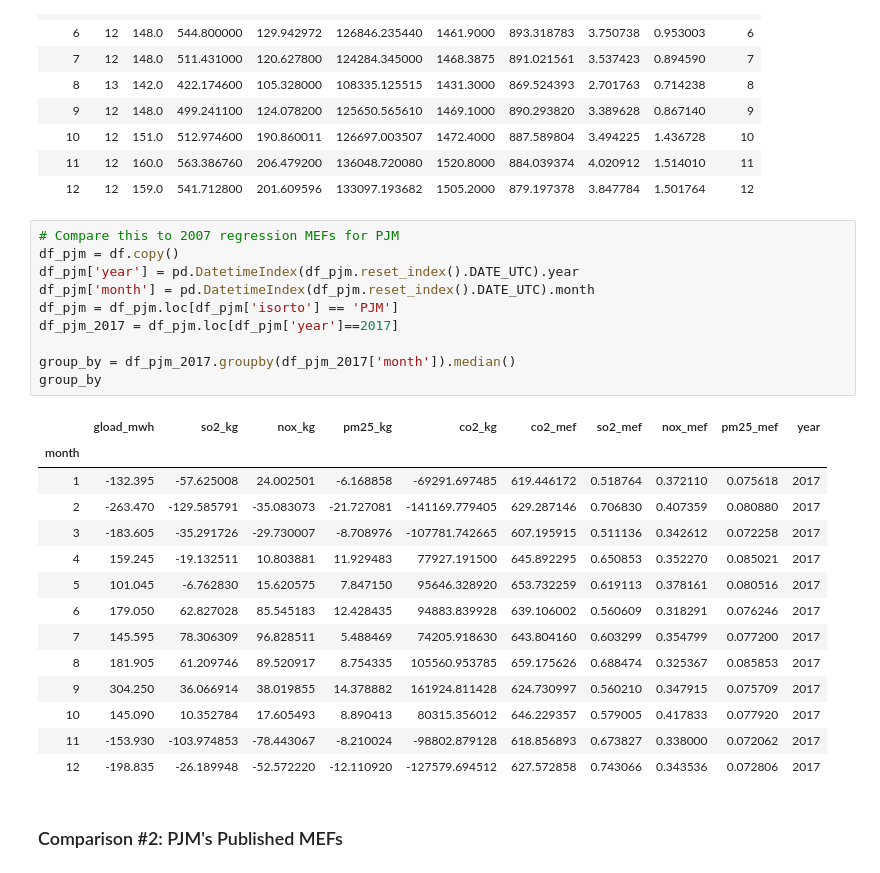
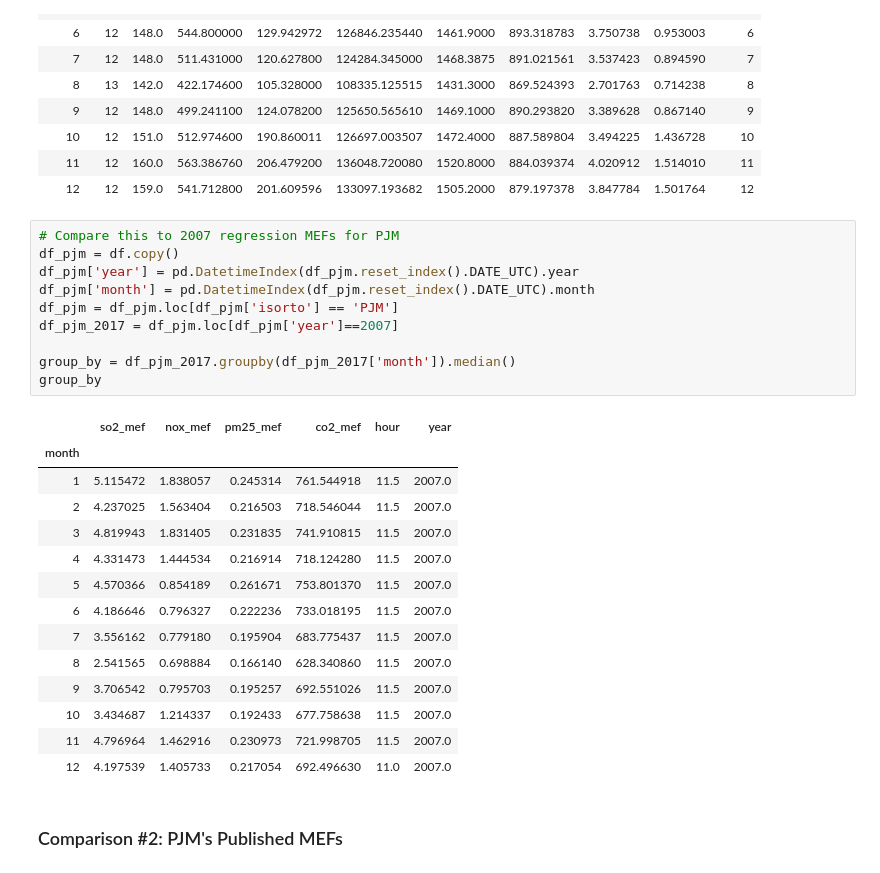
Before and after one commit to amy-wang/thesis, a Jupyter notebook: lin_reg_forecasting_model/mef_regression.ipynb, the cells around one changed output. Drawn from its saved outputs; the diff is of its cells as text.

```diff
--- a/lin_reg_forecasting_model/mef_data.ipynb
+++ b/lin_reg_forecasting_model/mef_regression.ipynb
@@ -96,28 +96,28 @@ group_by
 # %%
 # Compare this to 2007 regression MEFs for PJM
 df_pjm = df.copy()
 df_pjm['year'] = pd.DatetimeIndex(df_pjm.reset_index().DATE_UTC).year
 df_pjm['month'] = pd.DatetimeIndex(df_pjm.reset_index().DATE_UTC).month
 df_pjm = df_pjm.loc[df_pjm['isorto'] == 'PJM']
-df_pjm_2017 = df_pjm.loc[df_pjm['year']==2017]
+df_pjm_2017 = df_pjm.loc[df_pjm['year']==2007]
 
 group_by = df_pjm_2017.groupby(df_pjm_2017['month']).median()
 group_by
 # %% [output]
-|  | gload_mwh | so2_kg | nox_kg | pm25_kg | co2_kg | co2_mef | so2_mef | nox_mef | pm25_mef | year |
-| month |  |  |  |  |  |  |  |  |  |  |
-| 1 | -132.395 | -57.625008 | 24.002501 | -6.168858 | -69291.697485 | 619.446172 | 0.518764 | 0.372110 | 0.075618 | 2017 |
-| 2 | -263.470 | -129.585791 | -35.083073 | -21.727081 | -141169.779405 | 629.287146 | 0.706830 | 0.407359 | 0.080880 | 2017 |
-| 3 | -183.605 | -35.291726 | -29.730007 | -8.708976 | -107781.742665 | 607.195915 | 0.511136 | 0.342612 | 0.072258 | 2017 |
-| 4 | 159.245 | -19.132511 | 10.803881 | 11.929483 | 77927.191500 | 645.892295 | 0.650853 | 0.352270 | 0.085021 | 2017 |
-| 5 | 101.045 | -6.762830 | 15.620575 | 7.847150 | 95646.328920 | 653.732259 | 0.619113 | 0.378161 | 0.080516 | 2017 |
-| 6 | 179.050 | 62.827028 | 85.545183 | 12.428435 | 94883.839928 | 639.106002 | 0.560609 | 0.318291 | 0.076246 | 2017 |
-| 7 | 145.595 | 78.306309 | 96.828511 | 5.488469 | 74205.918630 | 643.804160 | 0.603299 | 0.354799 | 0.077200 | 2017 |
-| 8 | 181.905 | 61.209746 | 89.520917 | 8.754335 | 105560.953785 | 659.175626 | 0.688474 | 0.325367 | 0.085853 | 2017 |
-| 9 | 304.250 | 36.066914 | 38.019855 | 14.378882 | 161924.811428 | 624.730997 | 0.560210 | 0.347915 | 0.075709 | 2017 |
-| 10 | 145.090 | 10.352784 | 17.605493 | 8.890413 | 80315.356012 | 646.229357 | 0.579005 | 0.417833 | 0.077920 | 2017 |
-| 11 | -153.930 | -103.974853 | -78.443067 | -8.210024 | -98802.879128 | 618.856893 | 0.673827 | 0.338000 | 0.072062 | 2017 |
-| 12 | -198.835 | -26.189948 | -52.572220 | -12.110920 | -127579.694512 | 627.572858 | 0.743066 | 0.343536 | 0.072806 | 2017 |
+|  | so2_mef | nox_mef | pm25_mef | co2_mef | hour | year |
+| month |  |  |  |  |  |  |
+| 1 | 5.115472 | 1.838057 | 0.245314 | 761.544918 | 11.5 | 2007.0 |
+| 2 | 4.237025 | 1.563404 | 0.216503 | 718.546044 | 11.5 | 2007.0 |
+| 3 | 4.819943 | 1.831405 | 0.231835 | 741.910815 | 11.5 | 2007.0 |
+| 4 | 4.331473 | 1.444534 | 0.216914 | 718.124280 | 11.5 | 2007.0 |
+| 5 | 4.570366 | 0.854189 | 0.261671 | 753.801370 | 11.5 | 2007.0 |
+| 6 | 4.186646 | 0.796327 | 0.222236 | 733.018195 | 11.5 | 2007.0 |
+| 7 | 3.556162 | 0.779180 | 0.195904 | 683.775437 | 11.5 | 2007.0 |
+| 8 | 2.541565 | 0.698884 | 0.166140 | 628.340860 | 11.5 | 2007.0 |
+| 9 | 3.706542 | 0.795703 | 0.195257 | 692.551026 | 11.5 | 2007.0 |
+| 10 | 3.434687 | 1.214337 | 0.192433 | 677.758638 | 11.5 | 2007.0 |
+| 11 | 4.796964 | 1.462916 | 0.230973 | 721.998705 | 11.5 | 2007.0 |
+| 12 | 4.197539 | 1.405733 | 0.217054 | 692.496630 | 11.0 | 2007.0 |
 # %% [markdown]
 ### Comparison #2: PJM's Published MEFs
 # %%
```
Also changed, not shown: parts of 1 cell of this notebook.
